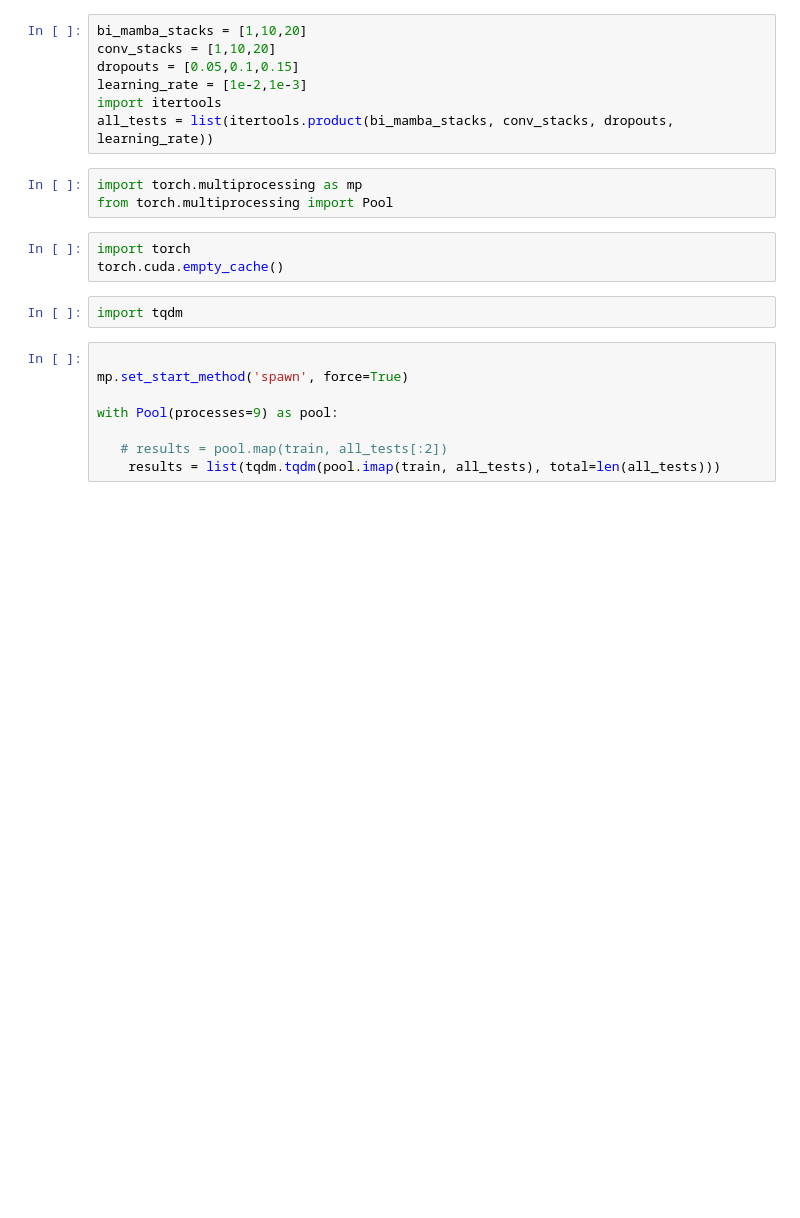
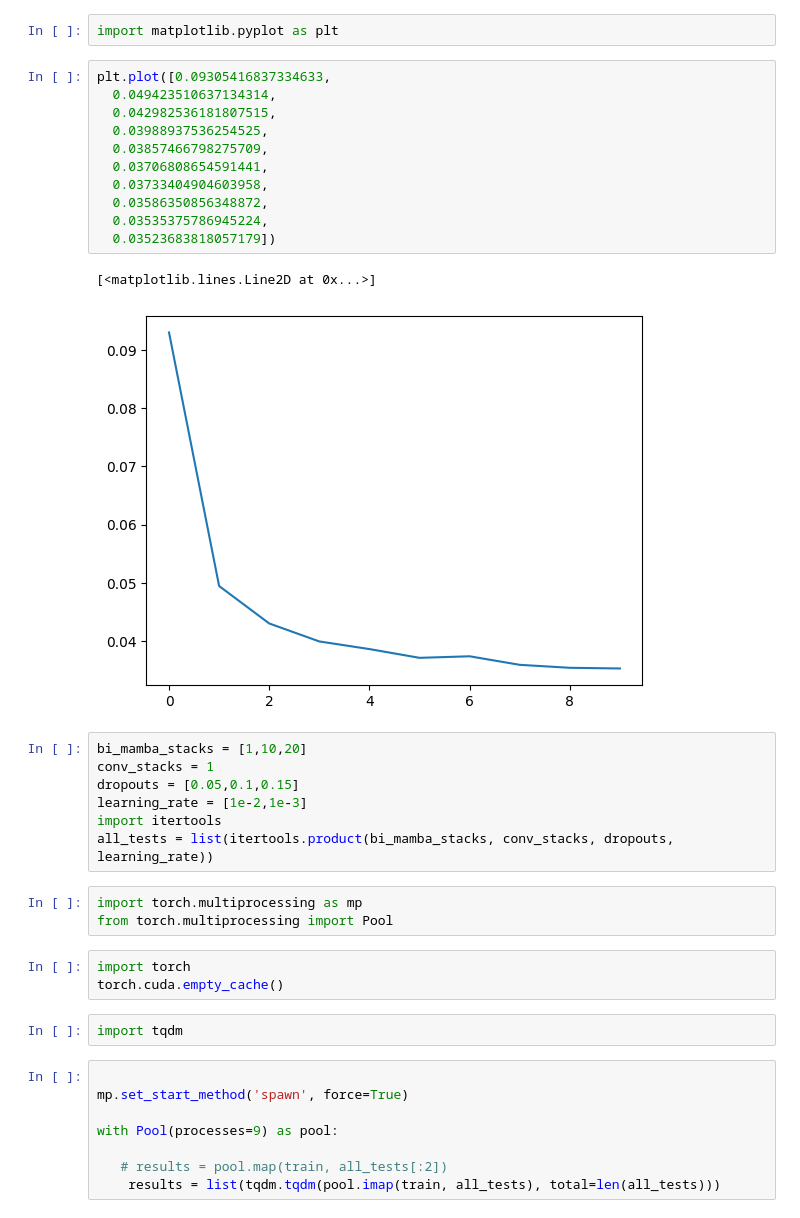
Before and after one commit to EMetBrown-Lab/Mamba-EMetBrown-ANDI2, a Jupyter notebook: mamba_both_at_the_same_time/Launch test_both_at_the_same_Time.ipynb, the cells around one changed output. Drawn from its saved outputs; the diff is of its cells as text; blank space fills up the shorter version.

```diff
--- a/mamba_both_at_the_same_time/Launch test_both_at_the_same_Time.ipynb
+++ b/mamba_both_at_the_same_time/Launch test_both_at_the_same_Time.ipynb
@@ -5,6 +27,22 @@ from train_fn import train
+# %%
+import matplotlib.pyplot as plt
+# %%
+plt.plot([0.09305416837334633,
+  0.049423510637134314,
+  0.042982536181807515,
+  0.03988937536254525,
+  0.03857466798275709,
+  0.03706808654591441,
+  0.03733404904603958,
+  0.03586350856348872,
+  0.03535375786945224,
+  0.03523683818057179])
+# %% [output]
+[<matplotlib.lines.Line2D at 0x...>]
+[figure, added]
 # %%
 bi_mamba_stacks = [1,10,20]
-conv_stacks = [1,10,20]
+conv_stacks = 1
 dropouts = [0.05,0.1,0.15]
 learning_rate = [1e-2,1e-3]
 import itertools
```
Also changed, not shown: parts of 3 cells of this notebook, 32 other files.
